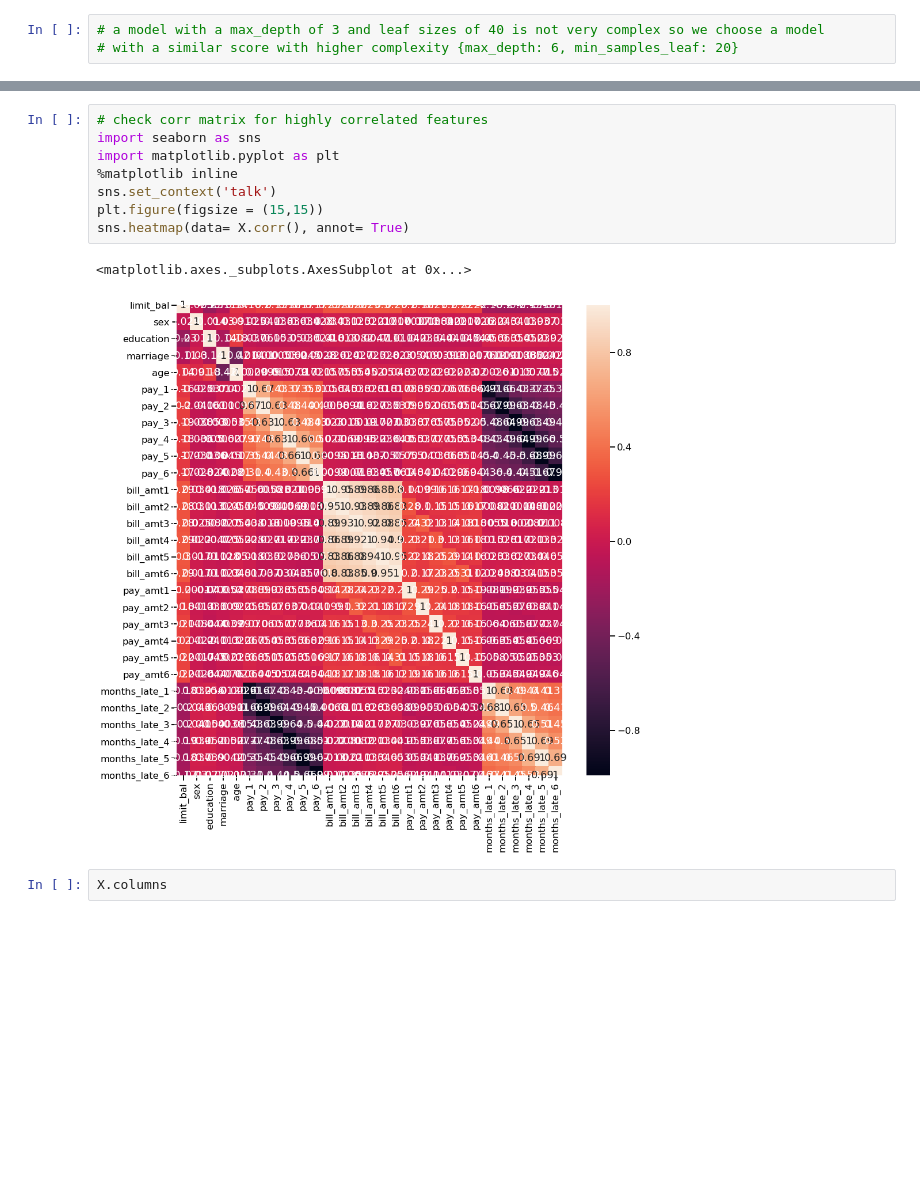
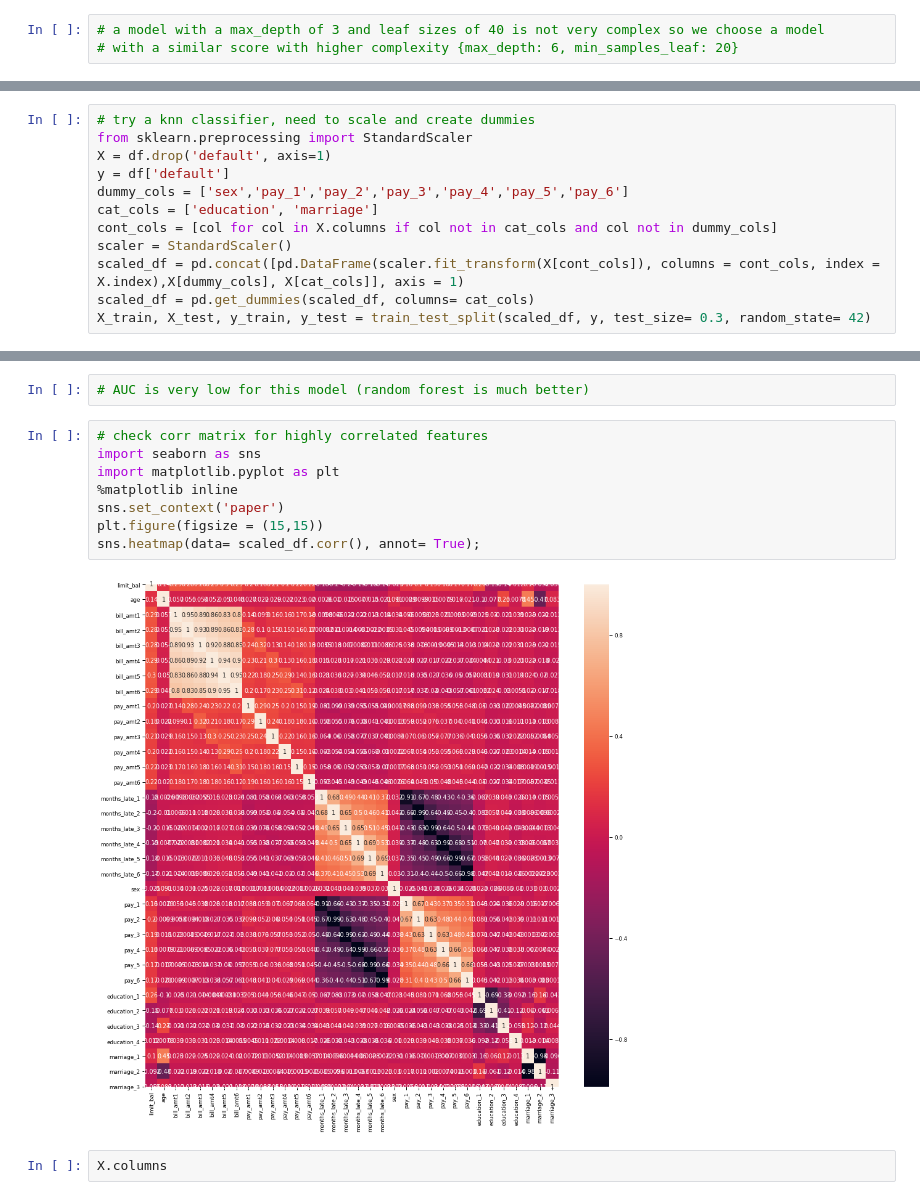
Before and after one commit to tinacliu/mod5_project, a Jupyter notebook: mo_notebook.ipynb, the cells around one changed output, grey strips where cells are left out. Cells and saved outputs as stored; diff of their text form; blank space fills up the shorter version.

```diff
--- a/mo_notebook.ipynb
+++ b/mo_notebook.ipynb
@@ -387,0 +499,12 @@ print(recall_score(y_test, y_pred))
+# %%
+# try a knn classifier, need to scale and create dummies
+from sklearn.preprocessing import StandardScaler
+X = df.drop('default', axis=1)
+y = df['default']
+dummy_cols = ['sex','pay_1','pay_2','pay_3','pay_4','pay_5','pay_6']
+cat_cols = ['education', 'marriage']
+cont_cols = [col for col in X.columns if col not in cat_cols and col not in dummy_cols]
+scaler = StandardScaler()
+scaled_df = pd.concat([pd.DataFrame(scaler.fit_transform(X[cont_cols]), columns = cont_cols, index = X.index),X[dummy_cols], X[cat_cols]], axis = 1)
+scaled_df = pd.get_dummies(scaled_df, columns= cat_cols)
+X_train, X_test, y_train, y_test = train_test_split(scaled_df, y, test_size= 0.3, random_state= 42)
@@ -388,14 +563,15 @@ print(recall_score(y_test, y_pred))
+# %%
+# AUC is very low for this model (random forest is much better)
 # %%
 # check corr matrix for highly correlated features
 import seaborn as sns
 import matplotlib.pyplot as plt
 %matplotlib inline
-sns.set_context('talk')
+sns.set_context('paper')
 plt.figure(figsize = (15,15))
-sns.heatmap(data= X.corr(), annot= True)
+sns.heatmap(data= scaled_df.corr(), annot= True);
 # %% [output]
-<matplotlib.axes._subplots.AxesSubplot at 0x...>
-[figure, old version]
+[figure, new version]
 # %%
 X.columns
 # %% [output]
```
Also changed, not shown: parts of 36 cells of this notebook.
